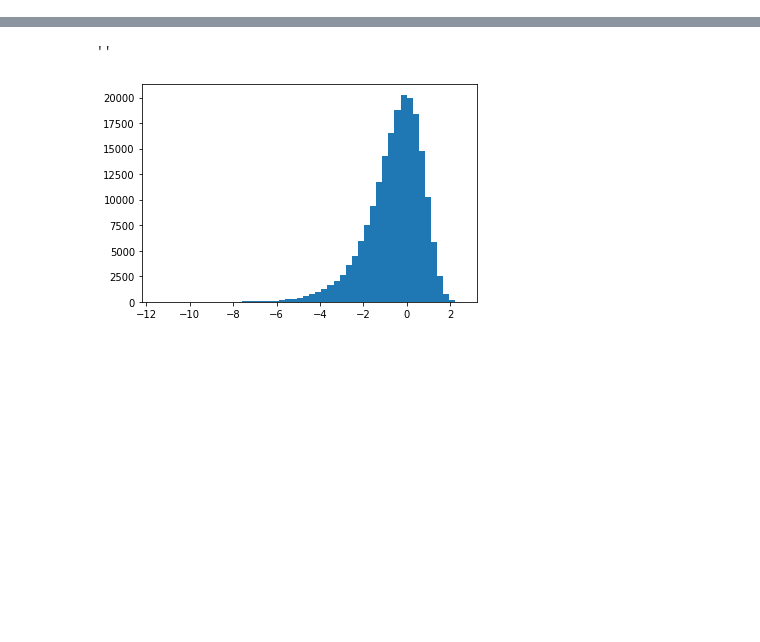
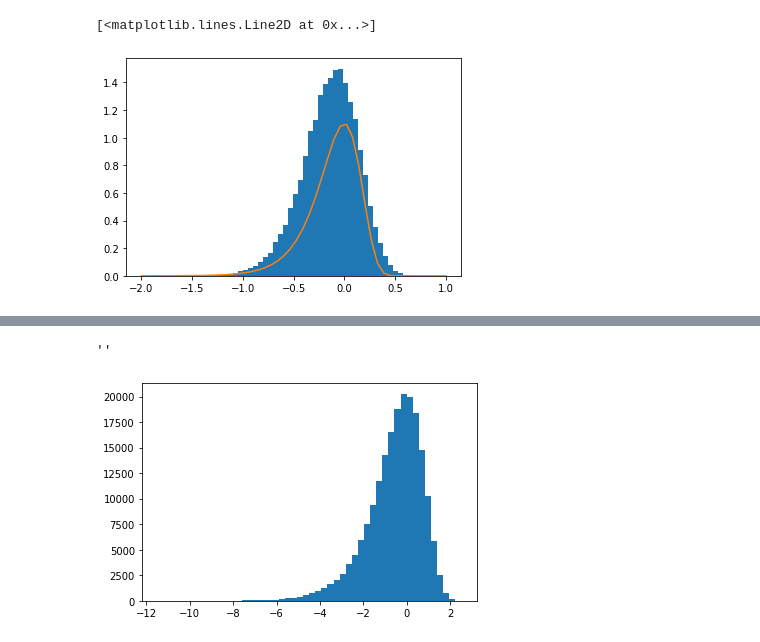
Before and after one commit to PierreGarciaRafael/SAR_DDPM, a Jupyter notebook: tests.ipynb, the cells around one changed output, grey strips where cells are left out. Saved outputs shown, nothing was run; the diff lists cells and outputs as text; code cells hidden in the pictures; blank space fills up the shorter version.

```diff
--- a/tests.ipynb
+++ b/tests.ipynb
@@ -58,2 +62,10 @@ plt.imshow((imCR - torch.min(imCR))/(torch.max(imCR)-torch.min(imCR)) )
+# %%
+plt.hist(noise.ravel(), bins = 50, density = True)
+x = np.linspace(-2,1, 50)
+paramX = x*5
+plt.plot(x,np.exp(paramX-np.exp(paramX))*3)
+# %% [output]
+[<matplotlib.lines.Line2D at 0x...>]
+[figure, added]
 # %%
 myGD = su.create_gaussian_diffusion()
```
Also changed, not shown: parts of 29 cells of this notebook, 3 other files.
